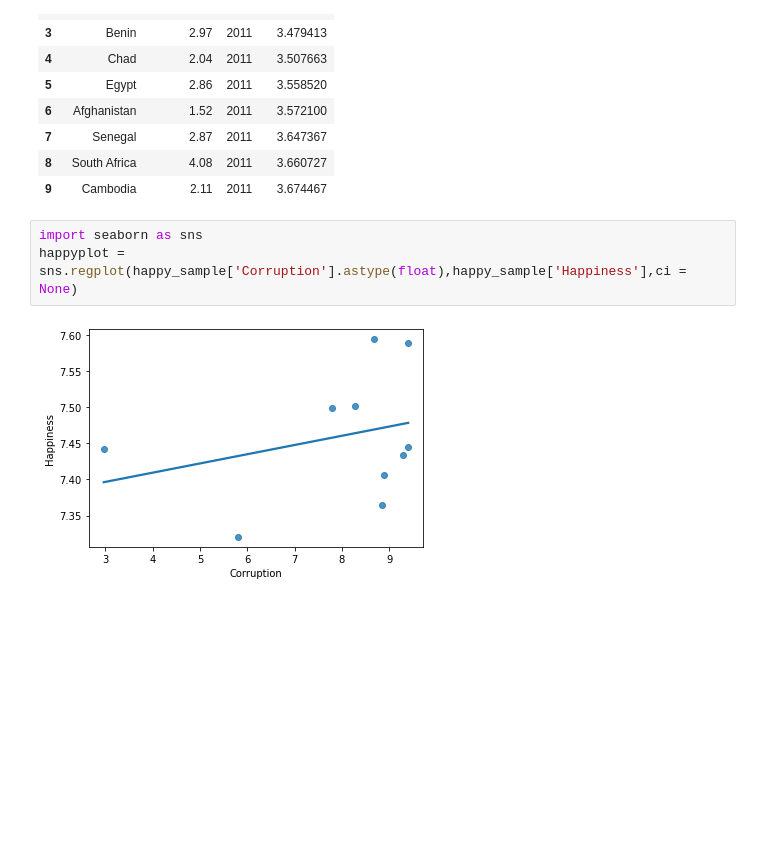
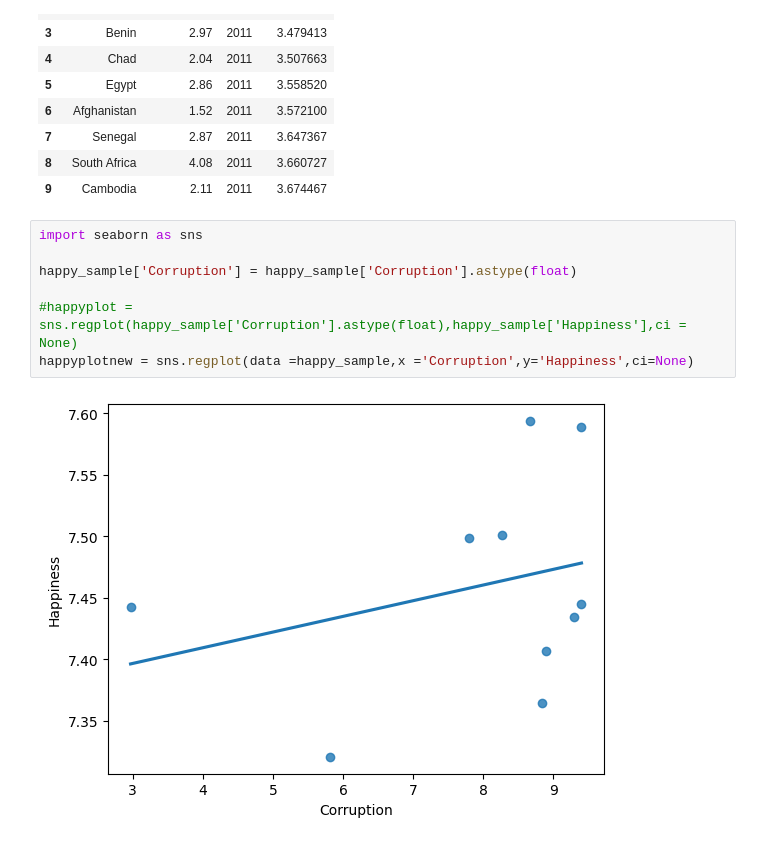
Before and after one commit to JohanBirger/DAT405, a Jupyter notebook: A1.ipynb, the cells around one changed output. Saved outputs shown, nothing was run; the diff lists cells and outputs as text; blank space fills up the shorter version.

```diff
--- a/A1.ipynb
+++ b/A1.ipynb
@@ -410,7 +435,11 @@ sad_sample
 | 9 | Cambodia | 2.11 | 2011 | 3.674467 |
 # %%
 import seaborn as sns
-happyplot = sns.regplot(happy_sample['Corruption'].astype(float),happy_sample['Happiness'],ci = None)
+
+happy_sample['Corruption'] = happy_sample['Corruption'].astype(float)
+
+#happyplot = sns.regplot(happy_sample['Corruption'].astype(float),happy_sample['Happiness'],ci = None)
+happyplotnew = sns.regplot(data =happy_sample,x ='Corruption',y='Happiness',ci=None)
 # %% [output]
-[figure, old version]
+[figure, new version]
 # %%
```
Also changed, not shown: parts of 22 cells of this notebook.
